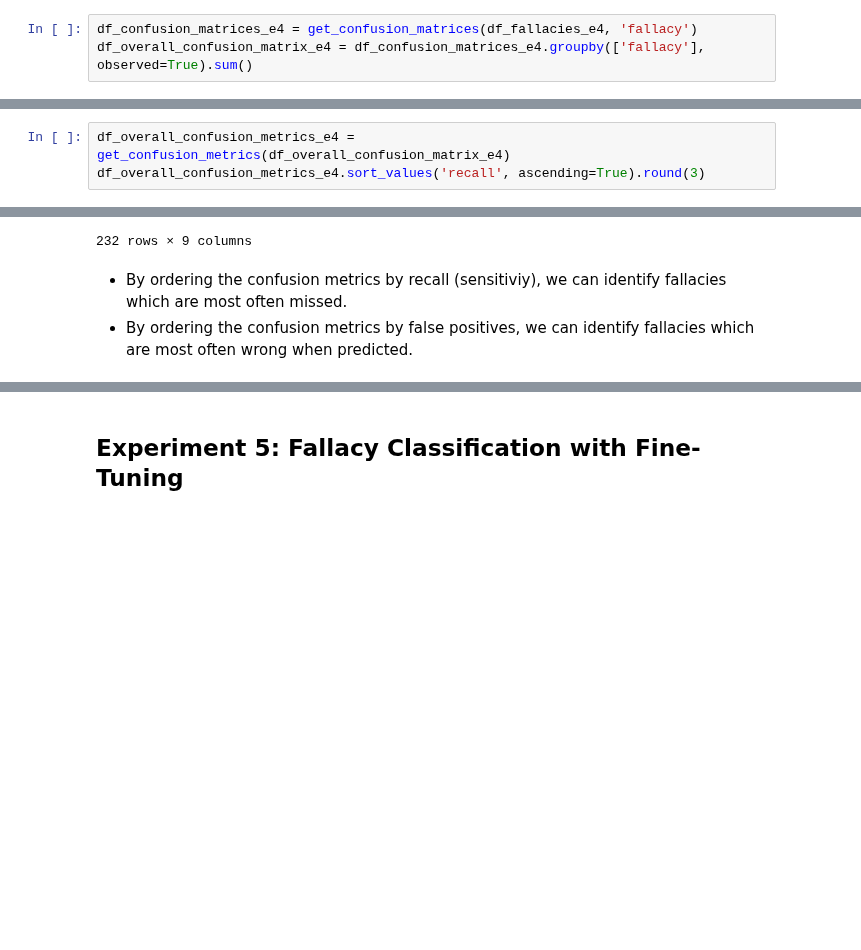
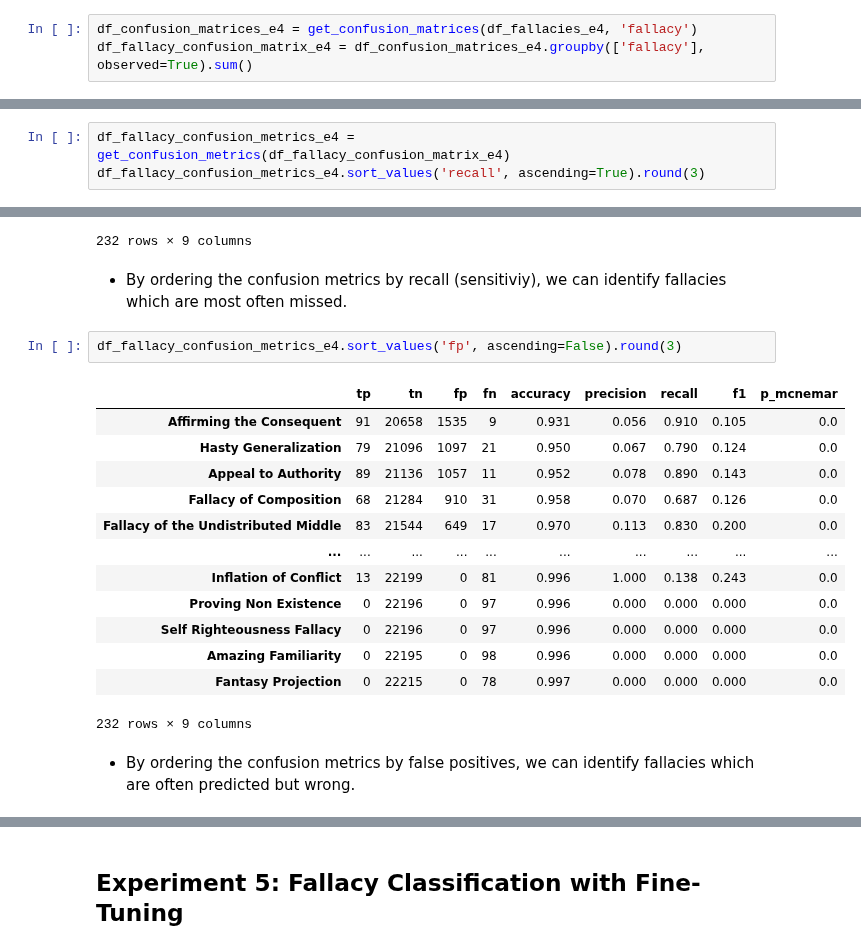
Before and after one commit to aimfeld/fallacy-detection, a Jupyter notebook: fallacy-classification.ipynb, the cells around one changed output, grey strips where cells are left out. Saved outputs shown, nothing was run; the diff lists cells and outputs as text; blank space fills up the shorter version.

Commit message:
confusion metrics

```diff
--- a/fallacy-classification.ipynb
+++ b/fallacy-classification.ipynb
@@ -298,5 +298,5 @@ plot_accuracies(
 # %%
 df_confusion_matrices_e4 = get_confusion_matrices(df_fallacies_e4, 'fallacy')
-df_overall_confusion_matrix_e4 = df_confusion_matrices_e4.groupby(['fallacy'], observed=True).sum()
+df_fallacy_confusion_matrix_e4 = df_confusion_matrices_e4.groupby(['fallacy'], observed=True).sum()
 # %%
 plot_classification_confusion_matrix(
@@ -307,8 +307,8 @@ plot_classification_confusion_matrix(
 # %% [output]
 [figure]
 # %%
-df_overall_confusion_metrics_e4 = get_confusion_metrics(df_overall_confusion_matrix_e4)
-df_overall_confusion_metrics_e4.sort_values('recall', ascending=True).round(3)
+df_fallacy_confusion_metrics_e4 = get_confusion_metrics(df_fallacy_confusion_matrix_e4)
+df_fallacy_confusion_metrics_e4.sort_values('recall', ascending=True).round(3)
 # %% [output]
 |  | tp | tn | fp | fn | accuracy | precision | recall | f1 | p_mcnemar |
 | Alleged Certainty | 0 | 22194 | 2 | 97 | 0.996 | 0.000 | 0.000 | 0.000 | 0.000 |
@@ -325,6 +325,23 @@ df_overall_confusion_metrics_e4.sort_values('recall', ascending=True).round(3)
 232 rows × 9 columns
 # %% [markdown]
 - By ordering the confusion metrics by recall (sensitiviy), we can identify fallacies which are most often missed.
-- By ordering the confusion metrics by false positives, we can identify fallacies which are most often wrong when predicted.
+# %%
+df_fallacy_confusion_metrics_e4.sort_values('fp', ascending=False).round(3)
+# %% [output]
+|  | tp | tn | fp | fn | accuracy | precision | recall | f1 | p_mcnemar |
+| Affirming the Consequent | 91 | 20658 | 1535 | 9 | 0.931 | 0.056 | 0.910 | 0.105 | 0.0 |
+| Hasty Generalization | 79 | 21096 | 1097 | 21 | 0.950 | 0.067 | 0.790 | 0.124 | 0.0 |
+| Appeal to Authority | 89 | 21136 | 1057 | 11 | 0.952 | 0.078 | 0.890 | 0.143 | 0.0 |
+| Fallacy of Composition | 68 | 21284 | 910 | 31 | 0.958 | 0.070 | 0.687 | 0.126 | 0.0 |
+| Fallacy of the Undistributed Middle | 83 | 21544 | 649 | 17 | 0.970 | 0.113 | 0.830 | 0.200 | 0.0 |
+| ... | ... | ... | ... | ... | ... | ... | ... | ... | ... |
+| Inflation of Conflict | 13 | 22199 | 0 | 81 | 0.996 | 1.000 | 0.138 | 0.243 | 0.0 |
+| Proving Non Existence | 0 | 22196 | 0 | 97 | 0.996 | 0.000 | 0.000 | 0.000 | 0.0 |
+| Self Righteousness Fallacy | 0 | 22196 | 0 | 97 | 0.996 | 0.000 | 0.000 | 0.000 | 0.0 |
+| Amazing Familiarity | 0 | 22195 | 0 | 98 | 0.996 | 0.000 | 0.000 | 0.000 | 0.0 |
+| Fantasy Projection | 0 | 22215 | 0 | 78 | 0.997 | 0.000 | 0.000 | 0.000 | 0.0 |
+232 rows × 9 columns
+# %% [markdown]
+- By ordering the confusion metrics by false positives, we can identify fallacies which are often predicted but wrong.
 # %%
 # Number of fallacies that were never classified correctly
```
Also changed, not shown: parts of 12 cells of this notebook, 1 other file.
